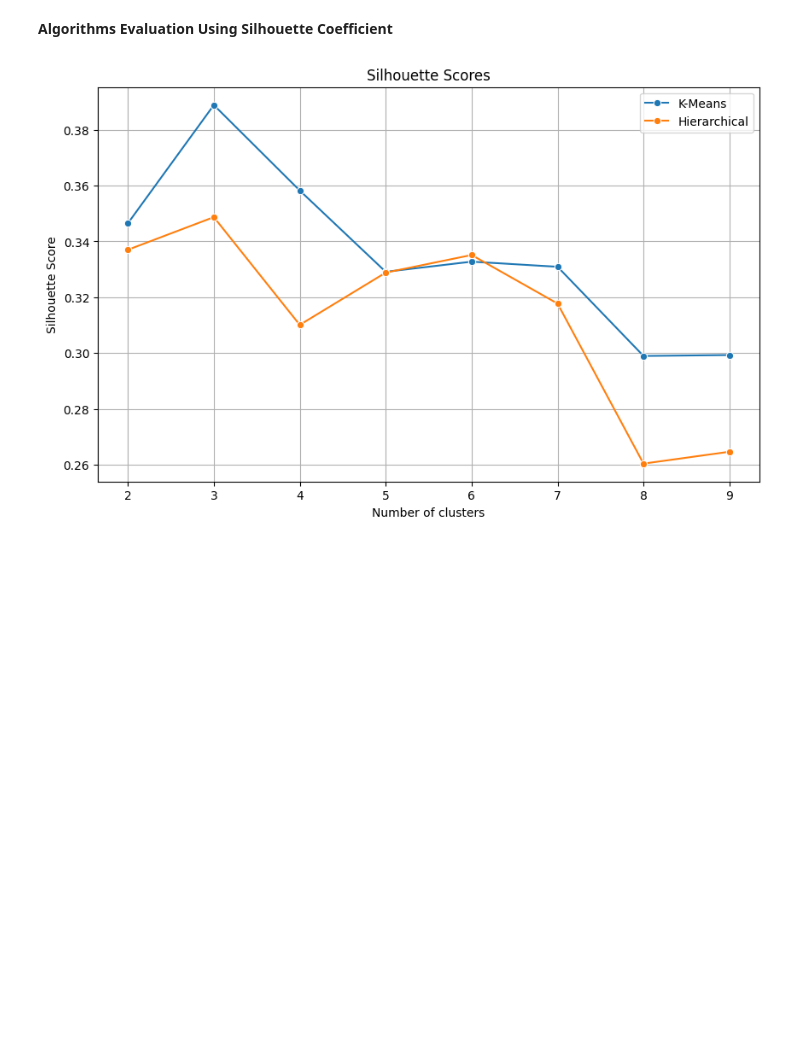
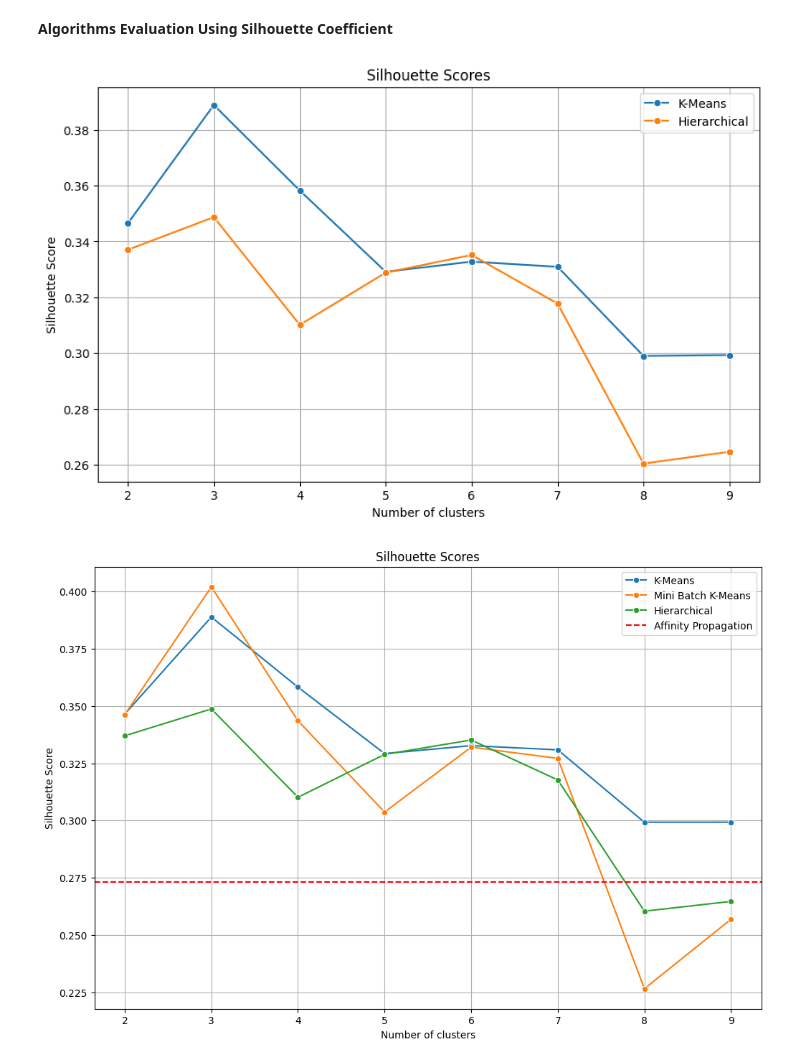
Before and after one commit to sviatoslav19102002/diploma_work, a Jupyter notebook: Exploratory Notebook.ipynb, the cells around one changed output. Cells and saved outputs as stored; diff of their text form; code cells hidden in the pictures; blank space fills up the shorter version.

```diff
--- a/Exploratory Notebook.ipynb
+++ b/Exploratory Notebook.ipynb
@@ -882,3 +882,75 @@ plt.grid(True)
 plt.show()
 # %% [output]
 [figure]
+# %%
+import pandas as pd
+import numpy as np
+import matplotlib.pyplot as plt
+import seaborn as sns
+from sklearn.preprocessing import StandardScaler
+from sklearn.cluster import KMeans, MiniBatchKMeans, AffinityPropagation
+from scipy.cluster.hierarchy import linkage, fcluster
+from sklearn.metrics import silhouette_score, silhouette_samples
+
+# Load the data
+data = pd.read_csv('Data_Sample_Full.csv', encoding='ISO-8859-1')
+
+# Convert 'Order Date' to datetime
+data['Order Date'] = pd.to_datetime(data['Order Date'])
+
+# Calculate RFM scores
+today = pd.to_datetime('today')
+rfm_data = data.groupby('Customer ID').agg({
+    'Order Date': lambda x: (today - x.max()).days,  # Recency
+    'Order ID': 'count',                             # Frequency
+    'Sales': 'sum'                                   # Monetary
+}).reset_index().rename(columns={'Order Date':'Recency', 'Order ID':'Frequency', 'Sales':'Monetary'})
+
+# Normalize the RFM scores
+scaler = StandardScaler()
+rfm_scaled = scaler.fit_transform(rfm_data[['Recency', 'Frequency', 'Monetary']])
+
+# Evaluate silhouette scores for K-Means clustering with different number of clusters
+silhouette_scores_kmeans = []
+for n_clusters in range(2, 10):
+    kmeans = KMeans(n_clusters=n_clusters, random_state=42)
+    kmeans_labels = kmeans.fit_predict(rfm_scaled)
+    silhouette_scores_kmeans.append(silhouette_score(rfm_scaled, kmeans_labels))
+
+# Evaluate silhouette scores for Mini Batch K-Means clustering
+silhouette_scores_minibatch = []
+for n_clusters in range(2, 10):
+    minibatch_kmeans = MiniBatchKMeans(n_clusters=n_clusters, random_state=42, batch_size=100)
+    minibatch_labels = minibatch_kmeans.fit_predict(rfm_scaled)
+    silhouette_scores_minibatch.append(silhouette_score(rfm_scaled, minibatch_labels))
+
+# Evaluate silhouette scores for Hierarchical clustering with different number of clusters
+silhouette_scores_hierarchical = []
+for n_clusters in range(2, 10):
+    linked = linkage(rfm_scaled, method='ward')
+    hierarchical_labels = fcluster(linked, n_clusters, criterion='maxclust')
+    silhouette_scores_hierarchical.append(silhouette_score(rfm_scaled, hierarchical_labels))
+
+# Evaluate silhouette score for Affinity Propagation
+affinity_propagation = AffinityPropagation(damping=0.5, preference=-50, random_state=42)
+affinity_labels = affinity_propagation.fit_predict(rfm_scaled)
+silhouette_score_affinity = silhouette_score(rfm_scaled, affinity_labels)
+
+# Plotting silhouette scores
+plt.figure(figsize=(12, 8))
+
+sns.lineplot(x=range(2, 10), y=silhouette_scores_kmeans, marker='o', label='K-Means')
+sns.lineplot(x=range(2, 10), y=silhouette_scores_minibatch, marker='o', label='Mini Batch K-Means')
+sns.lineplot(x=range(2, 10), y=silhouette_scores_hierarchical, marker='o', label='Hierarchical')
+plt.axhline(y=silhouette_score_affinity, color='r', linestyle='--', label='Affinity Propagation')
+
+plt.title('Silhouette Scores')
+plt.xlabel('Number of clusters')
+plt.ylabel('Silhouette Score')
+plt.xticks(range(2, 10))
+plt.legend()
+plt.grid(True)
+
+plt.show()
+# %% [output]
+[figure, added]
```
Also changed, not shown: parts of 10 cells of this notebook.
